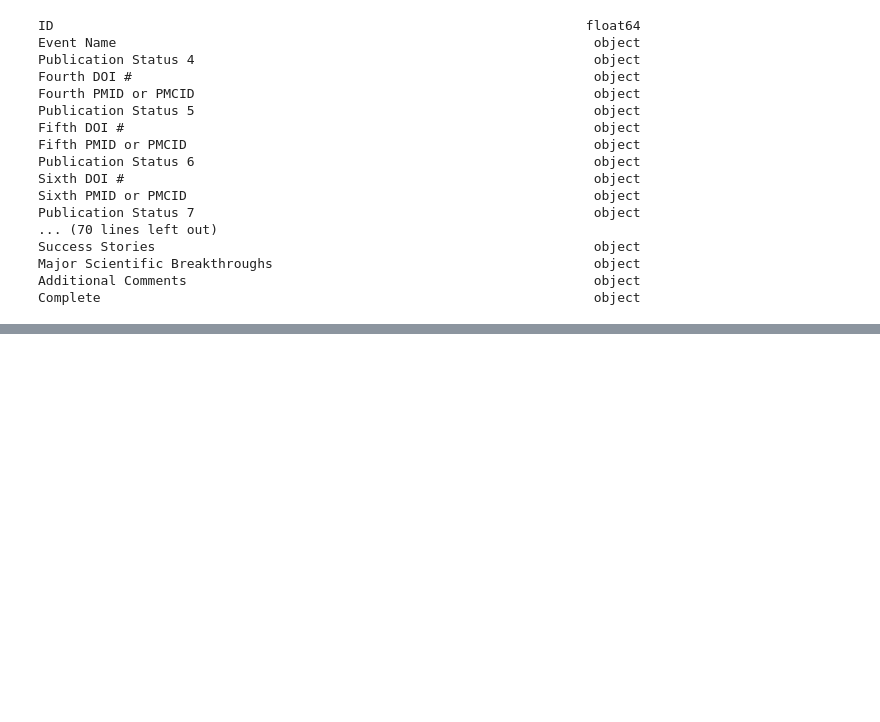
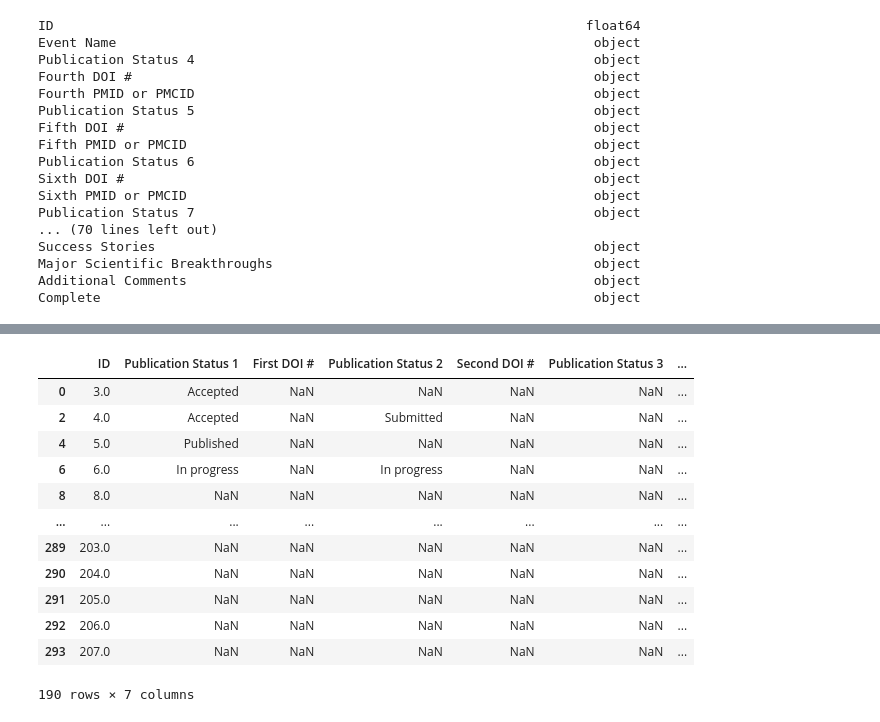
Before and after one commit to lucienqchen/curebound, a Jupyter notebook: curebound/notebooks/phu-diane-data-cleaning.ipynb, the cells around one changed output, grey strips where cells are left out. Saved outputs shown, nothing was run; the diff lists cells and outputs as text; code cells hidden in the pictures; blank space fills up the shorter version.

```diff
--- a/curebound/notebooks/phu-diane-data-cleaning.ipynb
+++ b/curebound/notebooks/phu-diane-data-cleaning.ipynb
@@ -241,0 +378,25 @@ Complete                                                               object
+# %%
+# Drop PMID and PMCID columns and rename (shorten) retaining columns
+
+roi_pubs = roi_pubs.loc[:, ~roi_pubs.columns.str.contains('PMID|PMCID')]
+roi_pubs = roi_pubs.rename(columns={
+    'Record ID': 'ID',
+    'Status of the first Peer Reviewed Publication associated with this support. ': 'Publication Status 1',
+    'Status of the second Peer Reviewed Publication associated with this support. ': 'Publication Status 2',
+    'Status of the third Peer Reviewed Publication associated with this support. ': 'Publication Status 3'}
+)
+roi_pubs
+# %% [output]
+|  | ID | Publication Status 1 | First DOI # | Publication Status 2 | Second DOI # | Publication Status 3 | ... |
+| 0 | 3.0 | Accepted | NaN | NaN | NaN | NaN | ... |
+| 2 | 4.0 | Accepted | NaN | Submitted | NaN | NaN | ... |
+| 4 | 5.0 | Published | NaN | NaN | NaN | NaN | ... |
+| 6 | 6.0 | In progress | NaN | In progress | NaN | NaN | ... |
+| 8 | 8.0 | NaN | NaN | NaN | NaN | NaN | ... |
+| ... | ... | ... | ... | ... | ... | ... | ... |
+| 289 | 203.0 | NaN | NaN | NaN | NaN | NaN | ... |
+| 290 | 204.0 | NaN | NaN | NaN | NaN | NaN | ... |
+| 291 | 205.0 | NaN | NaN | NaN | NaN | NaN | ... |
+| 292 | 206.0 | NaN | NaN | NaN | NaN | NaN | ... |
+| 293 | 207.0 | NaN | NaN | NaN | NaN | NaN | ... |
+190 rows × 7 columns
```
Also changed, not shown: parts of 29 cells of this notebook.
